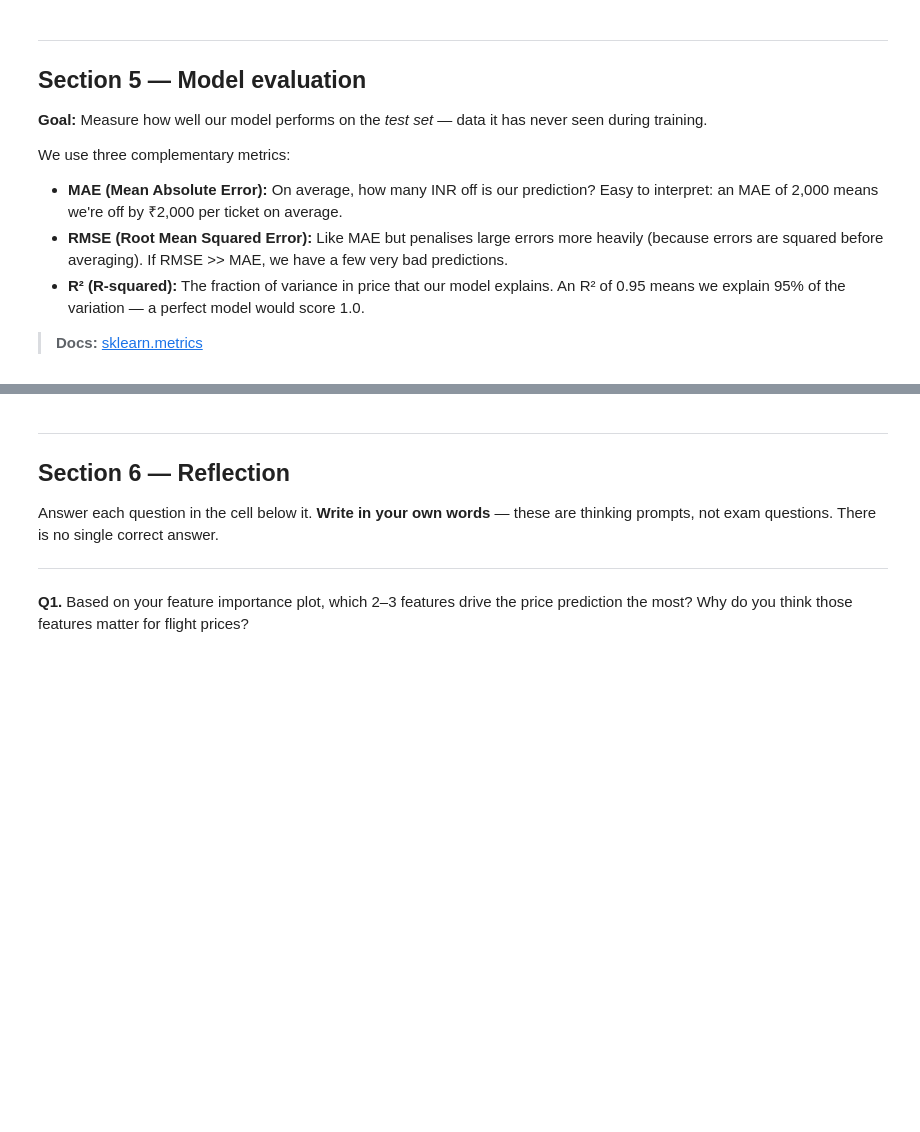
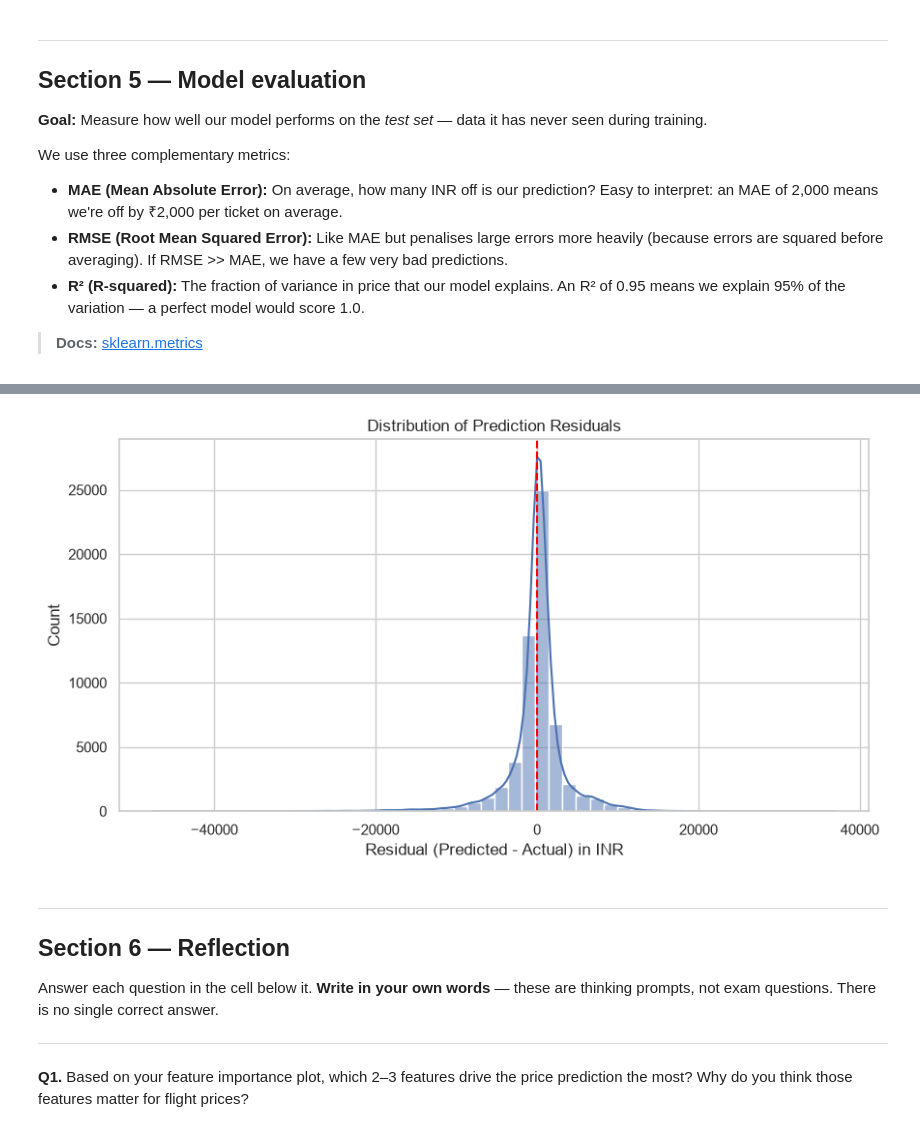
Before and after one commit to TAMU-Aggie-Data-Science-Club/fall2026-american-airlines, a Jupyter notebook: deliverable1/flight_price_prediction.ipynb, the cells around one changed output, grey strips where cells are left out. Drawn from its saved outputs; the diff is of its cells as text; code cells hidden in the pictures; blank space fills up the shorter version.

```diff
--- a/deliverable1/flight_price_prediction.ipynb
+++ b/deliverable1/flight_price_prediction.ipynb
@@ -489,13 +503,20 @@ print(f'R²:   {r2:.4f}')
 # %%
 # TODO: Plot the residuals (errors) as a histogram.
 #
-# Residuals = y_pred - y_test
+Residuals = y_pred - y_test
 # For a well-behaved model, residuals should be roughly centred around 0
 # (we're not systematically over- or under-predicting) and approximately symmetric.
 #
 # Hint: sns.histplot(y_pred - y_test, bins=50, kde=True)
+sns.histplot(y_pred - y_test, bins=50, kde=True)
 # Add a vertical line at 0: plt.axvline(0, color='red', linestyle='--')
+plt.axvline(0, color='red', linestyle='--')
 # Label it: 'Residual (Predicted − Actual) in INR'
+plt.xlabel('Residual (Predicted - Actual) in INR')
+plt.title('Distribution of Prediction Residuals')
+plt.show()
+# %% [output]
+[figure, added]
 # %% [markdown]
 ---
 ## Section 6 — Reflection
```
Also changed, not shown: parts of 5 cells of this notebook.
